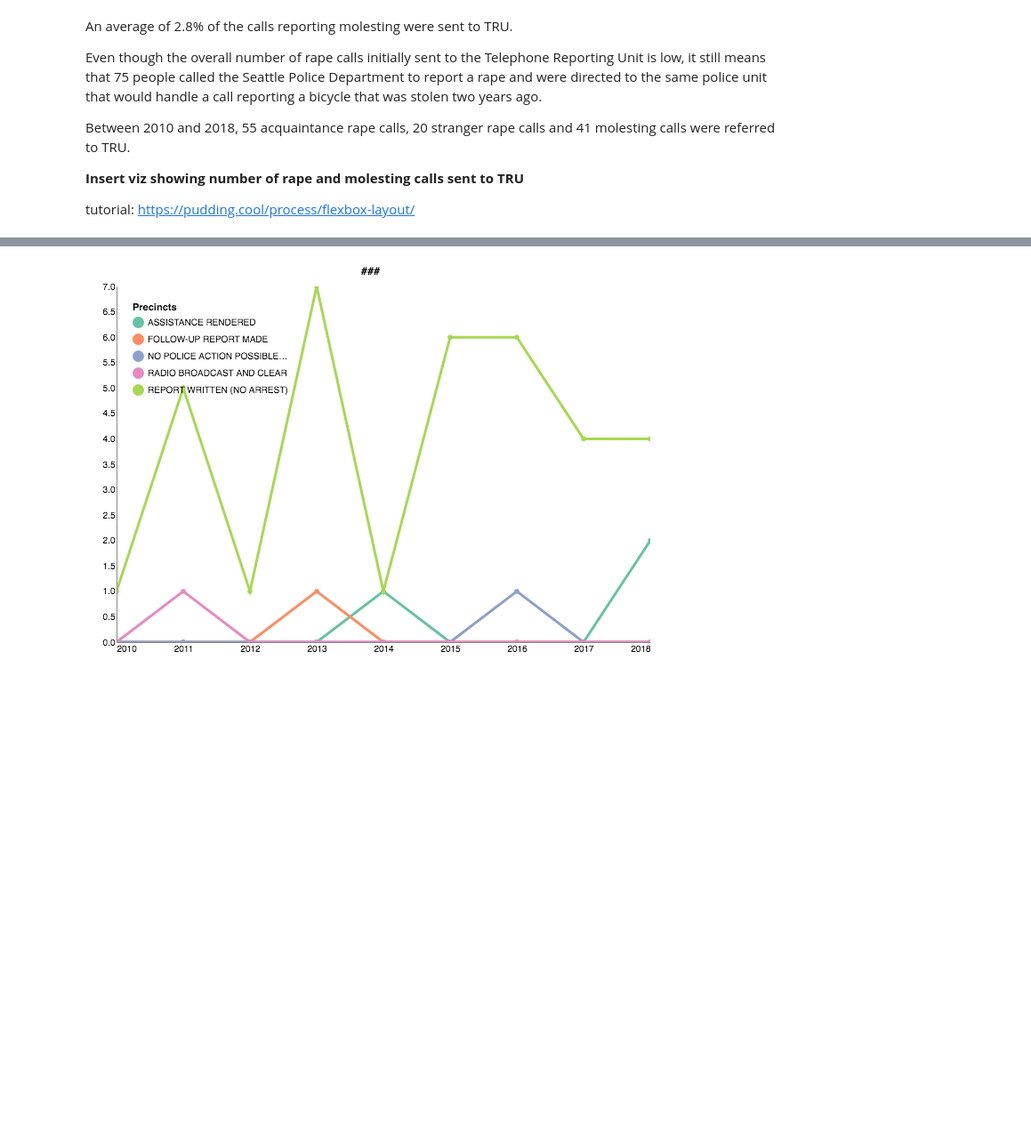
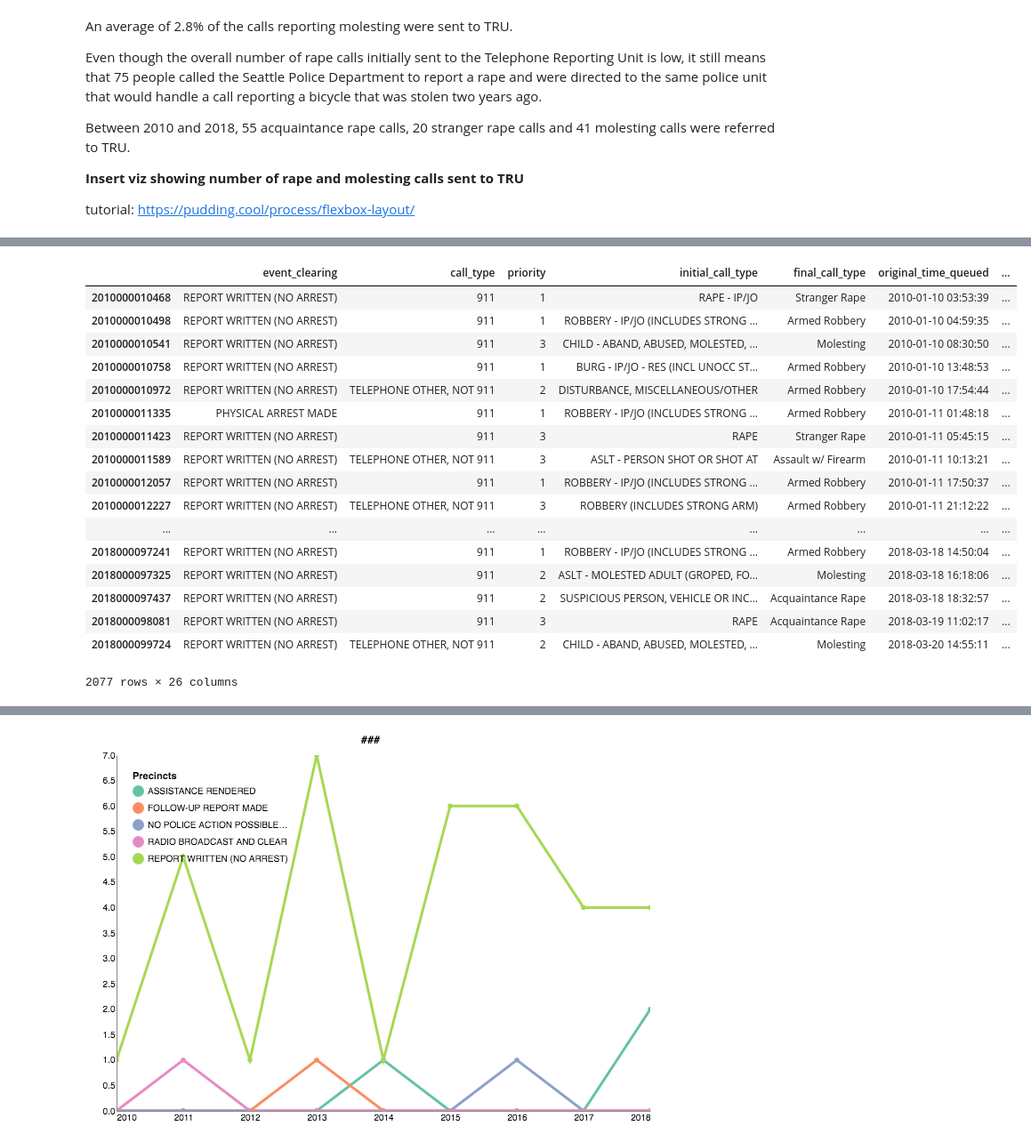
Before and after one commit to teacupwoozy/spd_notebook_archive, a Jupyter notebook: spd_notebook/2010-2018_SPD_Project_wReports.ipynb, the cells around one changed output, grey strips where cells are left out. Shown at 89% size. Saved outputs shown, nothing was run; the diff lists cells and outputs as text; code cells hidden in the pictures; blank space fills up the shorter version.

```diff
--- a/spd_notebook/2010-2018_SPD_Project_wReports.ipynb
+++ b/spd_notebook/2010-2018_SPD_Project_wReports.ipynb
@@ -336,0 +306,24 @@ data_tru_df.head()
+# %%
+# Inner join of data and report_data to show crime subcategory and primary offense descript for all calls resulting in a RR
+join_df = pd.merge(data, report_data, left_index=True, right_index=True)
+# %%
+join_df
+# %% [output]
+|  | event_clearing | call_type | priority | initial_call_type | final_call_type | original_time_queued | ... |
+| 2010000010468 | REPORT WRITTEN (NO ARREST) | 911 | 1 | RAPE - IP/JO | Stranger Rape | 2010-01-10 03:53:39 | ... |
+| 2010000010498 | REPORT WRITTEN (NO ARREST) | 911 | 1 | ROBBERY - IP/JO (INCLUDES STRONG ... | Armed Robbery | 2010-01-10 04:59:35 | ... |
+| 2010000010541 | REPORT WRITTEN (NO ARREST) | 911 | 3 | CHILD - ABAND, ABUSED, MOLESTED, ... | Molesting | 2010-01-10 08:30:50 | ... |
+| 2010000010758 | REPORT WRITTEN (NO ARREST) | 911 | 1 | BURG - IP/JO - RES (INCL UNOCC ST... | Armed Robbery | 2010-01-10 13:48:53 | ... |
+| 2010000010972 | REPORT WRITTEN (NO ARREST) | TELEPHONE OTHER, NOT 911 | 2 | DISTURBANCE, MISCELLANEOUS/OTHER | Armed Robbery | 2010-01-10 17:54:44 | ... |
+| 2010000011335 | PHYSICAL ARREST MADE | 911 | 1 | ROBBERY - IP/JO (INCLUDES STRONG ... | Armed Robbery | 2010-01-11 01:48:18 | ... |
+| 2010000011423 | REPORT WRITTEN (NO ARREST) | 911 | 3 | RAPE | Stranger Rape | 2010-01-11 05:45:15 | ... |
+| 2010000011589 | REPORT WRITTEN (NO ARREST) | TELEPHONE OTHER, NOT 911 | 3 | ASLT - PERSON SHOT OR SHOT AT | Assault w/ Firearm | 2010-01-11 10:13:21 | ... |
+| 2010000012057 | REPORT WRITTEN (NO ARREST) | 911 | 1 | ROBBERY - IP/JO (INCLUDES STRONG ... | Armed Robbery | 2010-01-11 17:50:37 | ... |
+| 2010000012227 | REPORT WRITTEN (NO ARREST) | TELEPHONE OTHER, NOT 911 | 3 | ROBBERY (INCLUDES STRONG ARM) | Armed Robbery | 2010-01-11 21:12:22 | ... |
+| ... | ... | ... | ... | ... | ... | ... | ... |
+| 2018000097241 | REPORT WRITTEN (NO ARREST) | 911 | 1 | ROBBERY - IP/JO (INCLUDES STRONG ... | Armed Robbery | 2018-03-18 14:50:04 | ... |
+| 2018000097325 | REPORT WRITTEN (NO ARREST) | 911 | 2 | ASLT - MOLESTED ADULT (GROPED, FO... | Molesting | 2018-03-18 16:18:06 | ... |
+| 2018000097437 | REPORT WRITTEN (NO ARREST) | 911 | 2 | SUSPICIOUS PERSON, VEHICLE OR INC... | Acquaintance Rape | 2018-03-18 18:32:57 | ... |
+| 2018000098081 | REPORT WRITTEN (NO ARREST) | 911 | 3 | RAPE | Acquaintance Rape | 2018-03-19 11:02:17 | ... |
+| 2018000099724 | REPORT WRITTEN (NO ARREST) | TELEPHONE OTHER, NOT 911 | 2 | CHILD - ABAND, ABUSED, MOLESTED, ... | Molesting | 2018-03-20 14:55:11 | ... |
+2077 rows × 26 columns
```
Also changed, not shown: parts of 14 cells of this notebook.
